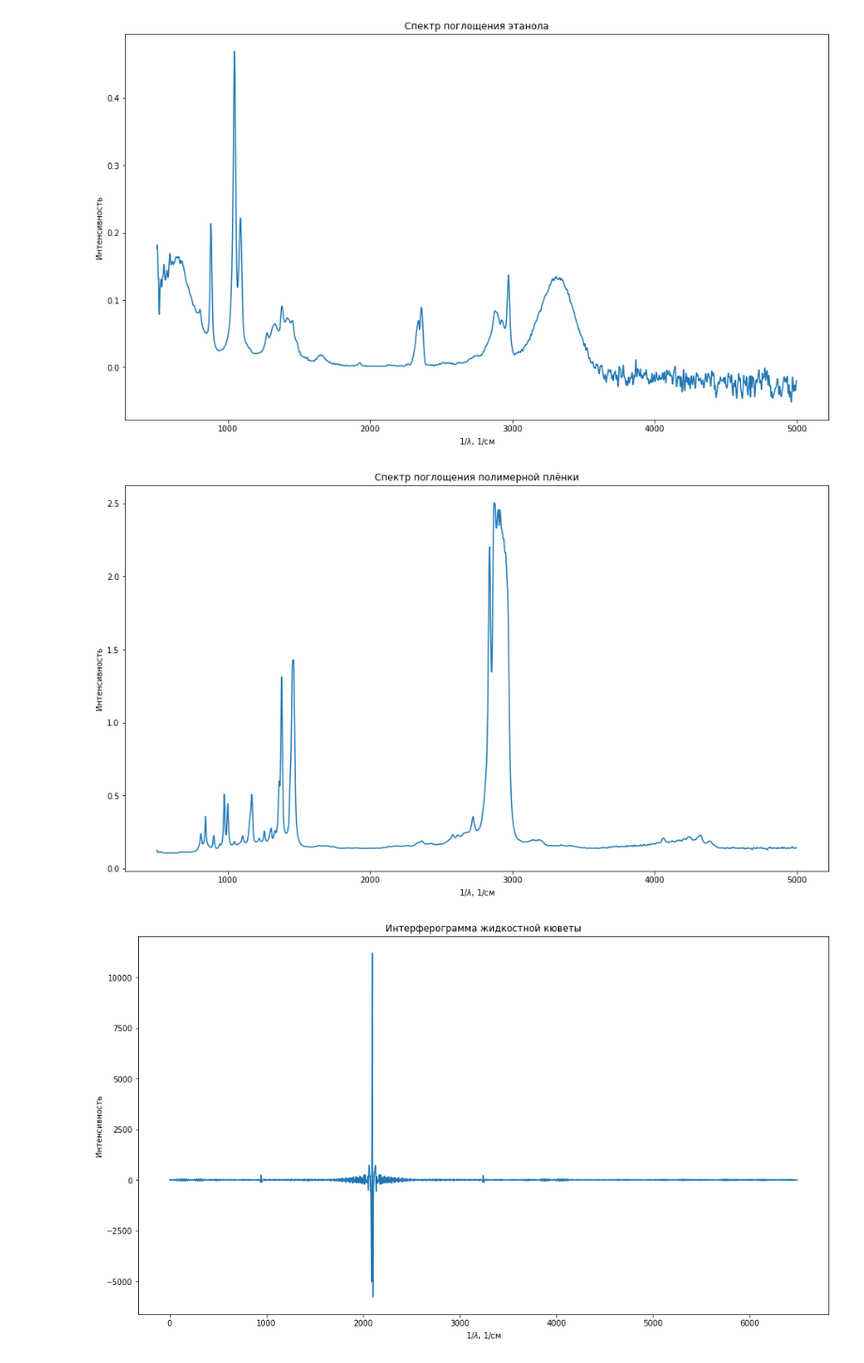
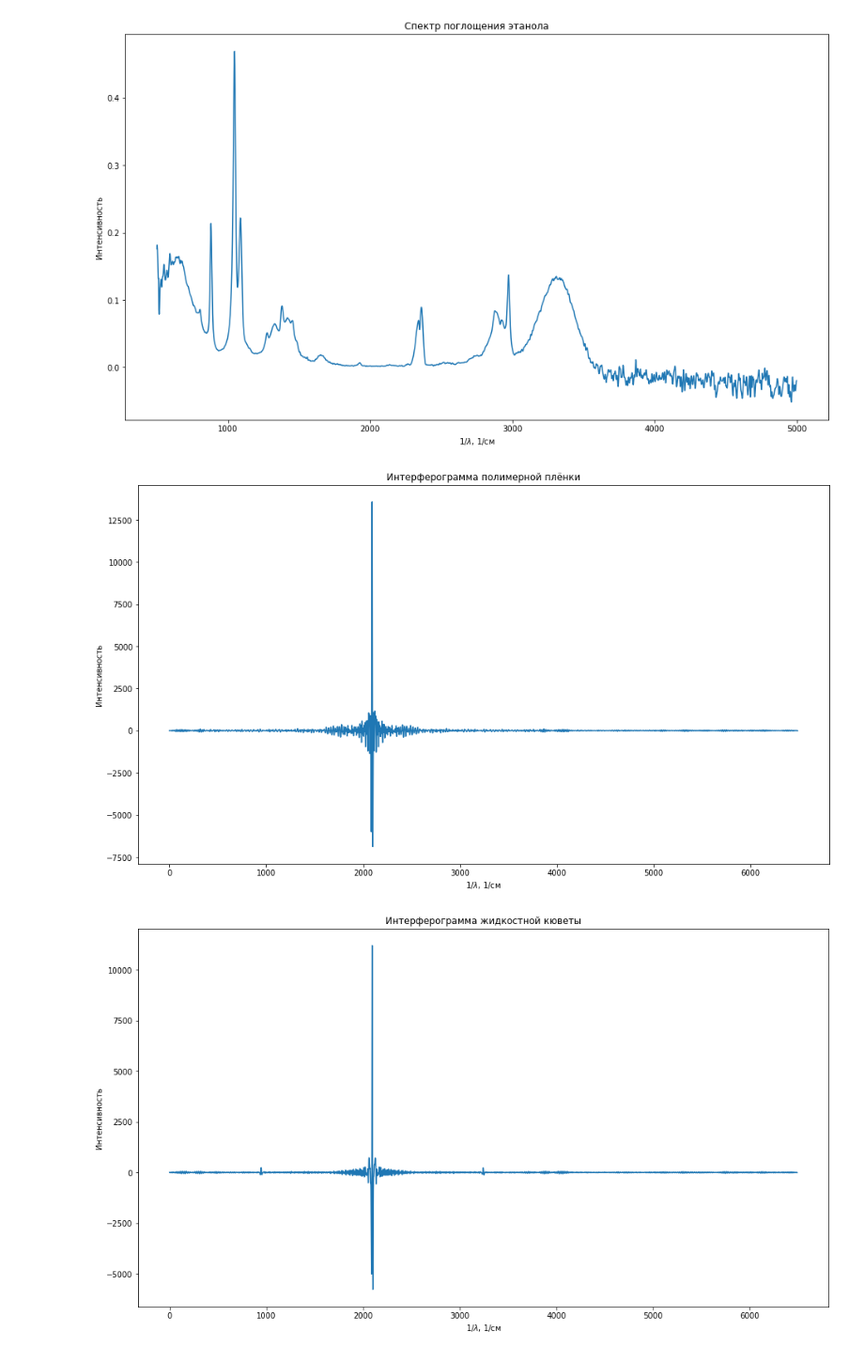
Before and after one commit to Redencon/Lapki, a Jupyter notebook: FTIR/FTIR.ipynb, the cells around one changed output. Shown at 94% size. Cells and saved outputs as stored; diff of their text form; code cells hidden in the pictures.

```diff
--- a/FTIR/FTIR.ipynb
+++ b/FTIR/FTIR.ipynb
@@ -217,19 +217,19 @@ plt.savefig('Alcohol_spectre.jpg')
 # %% [output]
 [figure]
 # %%
-A = ('FTIR/4 пленка спектр относительно воздуха.ascii', 'FTIR/4 плёнка интерферограмма.ascii')
+A = ('4 пленка спектр относительно воздуха.ascii', '4 плёнка интерферограмма.ascii')
 
-data = pd.read_csv(A[0], comment='#', skiprows=0, sep='\t', header=None)
+data = pd.read_csv(A[1], comment='#', skiprows=0, sep='\t', header=None)
 data.columns = ['freq', 'abs']
 plt.figure(figsize=(16, 9))
 sns.lineplot(data=data, x='freq', y='abs', palette='viridis')
 # plt.xlim(2000, 2300)
 plt.xlabel(r'$1/\lambda$, 1/см')
 plt.ylabel(r'Интенсивность')
-plt.title('Спектр поглощения полимерной плёнки')
+plt.title('Интерферограмма полимерной плёнки')
 plt.savefig('Film_spectre.jpg')
 # %% [output]
-[figure, old version]
+[figure, new version]
 # %%
 data = pd.read_csv('FTIR/4 жидк кювета интерферограмма.ascii', comment='#', skiprows=0, sep='\t', header=None)
 data.columns = ['freq', 'abs']
```
Also changed, not shown: 2 other files.
